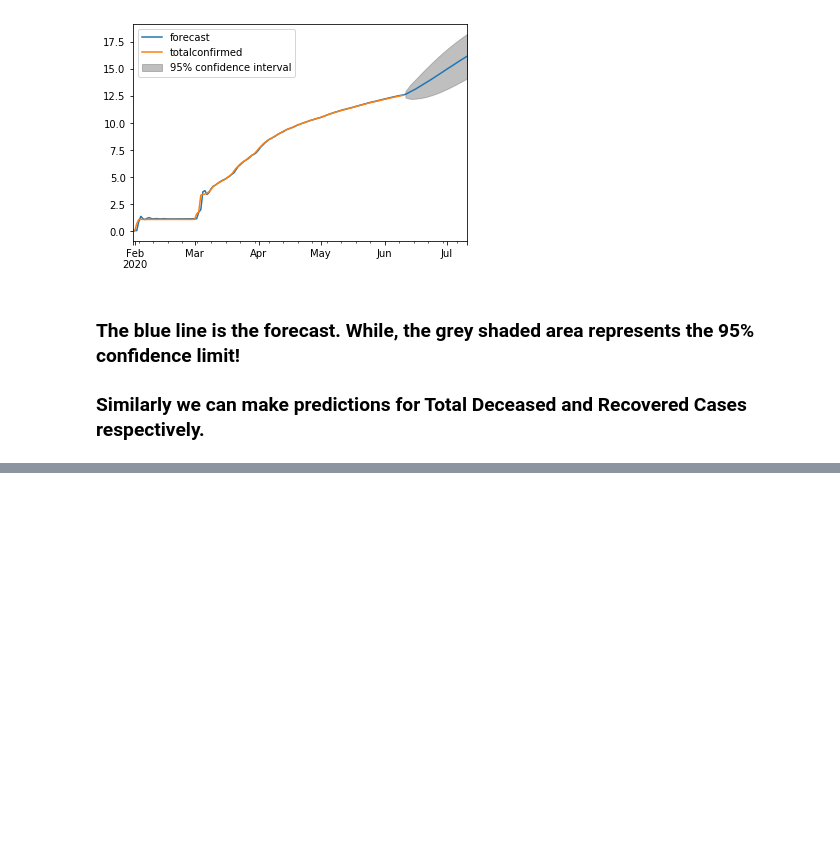
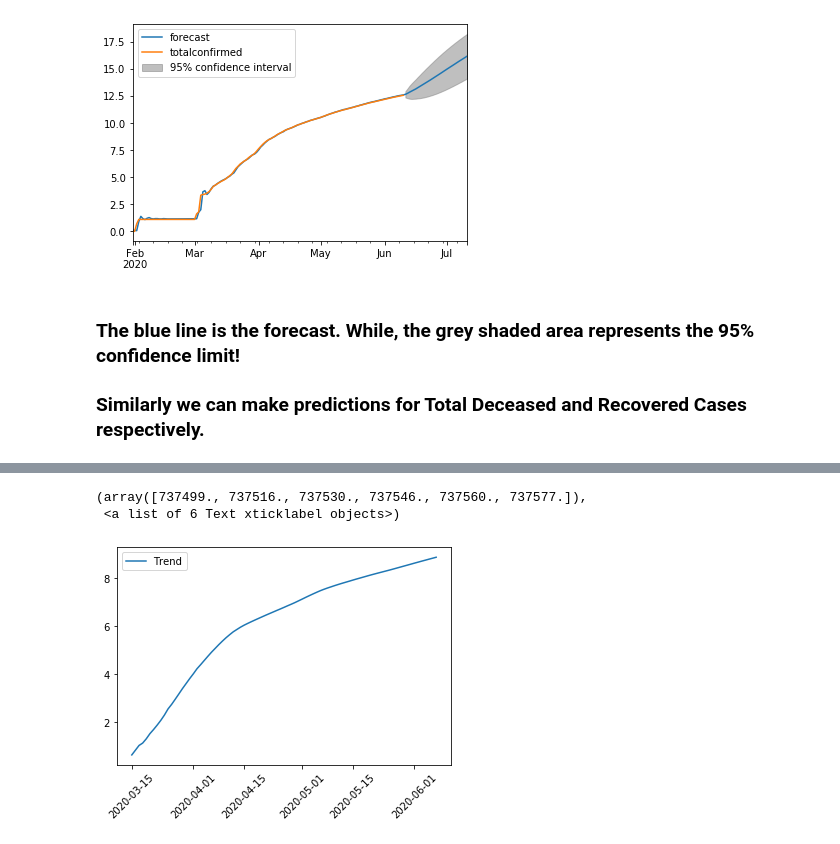
Before and after one commit to NikhilKP631197/ADG--ML-TASKS, a Jupyter notebook: Blog 1/ADG Blog Final!.ipynb, the cells around one changed output, grey strips where cells are left out. Cells and saved outputs as stored; diff of their text form; code cells hidden in the pictures; blank space fills up the shorter version.

```diff
--- a/Blog 1/ADG Blog Final!.ipynb
+++ b/Blog 1/ADG Blog Final!.ipynb
@@ -308,0 +335,3 @@ x = r_conf.forecast(steps = 30)
+# %%
+df_dec_log = df_dec_log['2020-03-12':]
+df_dec_log
@@ -308,0 +352,15 @@ x = r_conf.forecast(steps = 30)
+# %%
+from statsmodels.tsa.seasonal import seasonal_decompose
+dec_dec = seasonal_decompose(df_dec_log)
+
+trend = dec_dec.trend
+seasonal = dec_dec.seasonal
+residual = dec_dec.resid
+# %%
+plt.plot(trend, label = 'Trend')
+plt.legend(loc = 'best')
+plt.xticks(rotation =45)
+# %% [output]
+(array([737499., 737516., 737530., 737546., 737560., 737577.]),
+ <a list of 6 Text xticklabel objects>)
+[figure, added]
```
Also changed, not shown: parts of 36 cells of this notebook.
